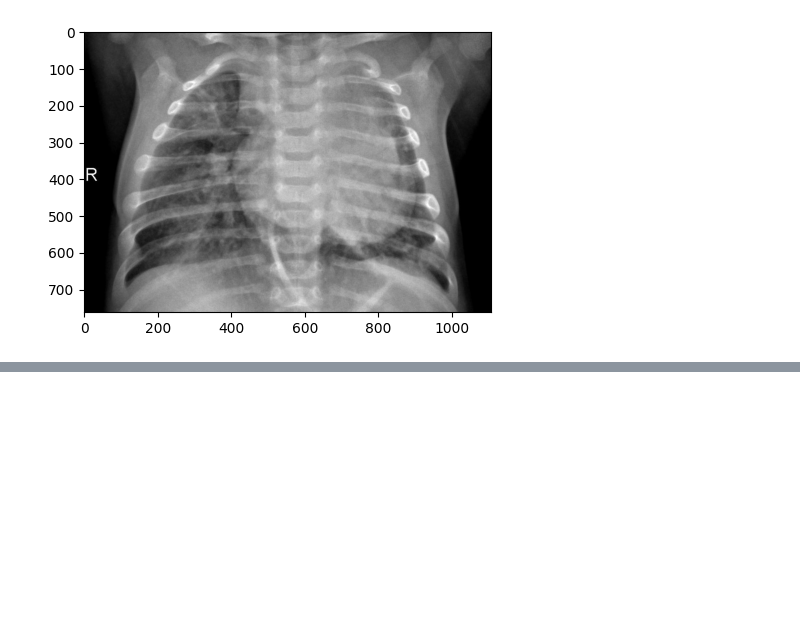
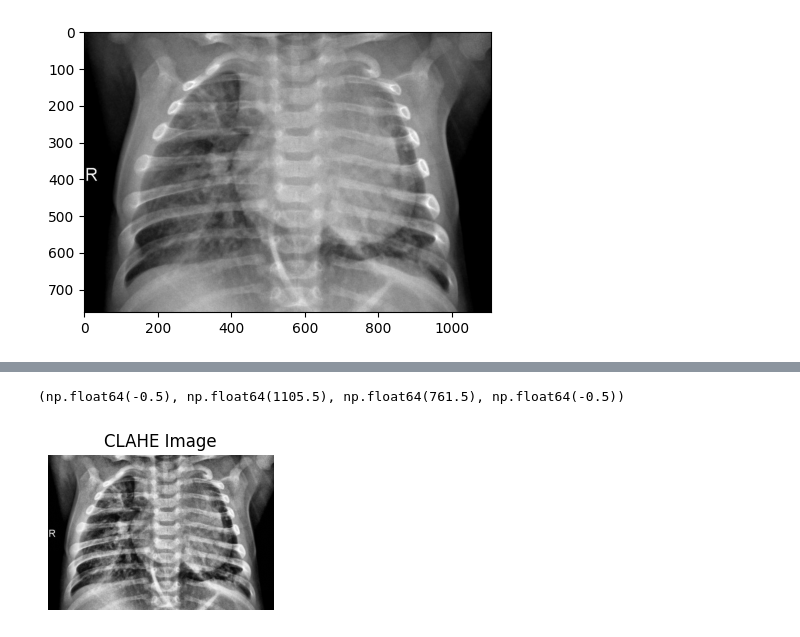
Before and after one commit to Kabilash01/Semester6, a Jupyter notebook: dl_med/test.ipynb, the cells around one changed output, grey strips where cells are left out. Cells and saved outputs as stored; diff of their text form; code cells hidden in the pictures; blank space fills up the shorter version.

```diff
--- a/dl_med/test.ipynb
+++ b/dl_med/test.ipynb
@@ -21,0 +51,11 @@ plt.imshow(xray,cmap='grey')
+# %%
+clahe = cv2.createCLAHE(clipLimit=2.0, tileGridSize=(8, 8))
+xray_clahe = clahe.apply(xray)
+
+plt.subplot(1, 2, 2)
+plt.title("CLAHE Image")
+plt.imshow(xray_clahe, cmap='gray')
+plt.axis('off')
+# %% [output]
+(np.float64(-0.5), np.float64(1105.5), np.float64(761.5), np.float64(-0.5))
+[figure, added]
```
Also changed, not shown: parts of 3 cells of this notebook, 1 other file.
